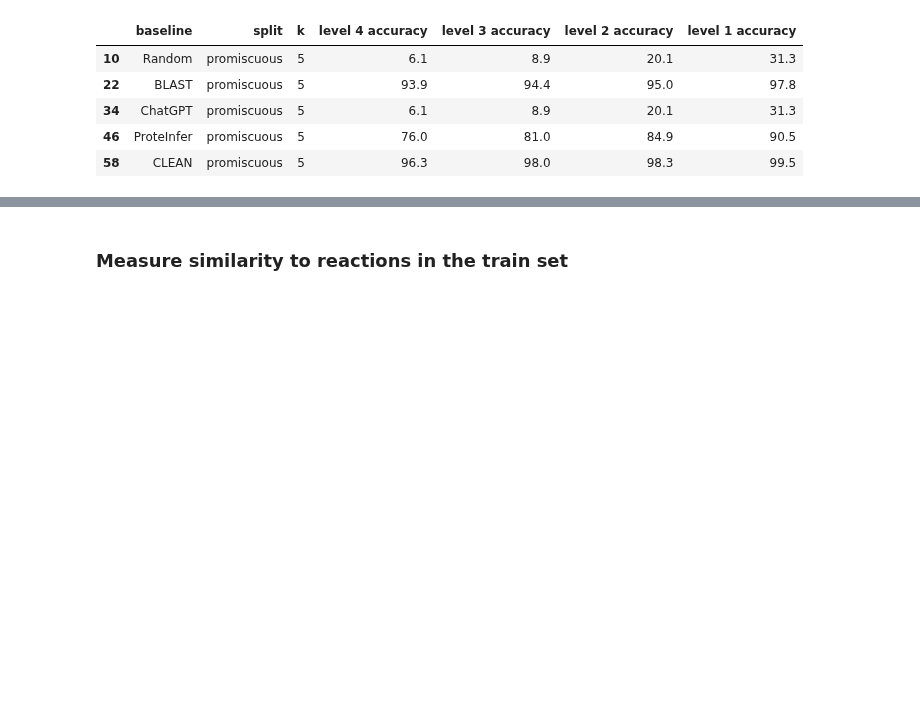
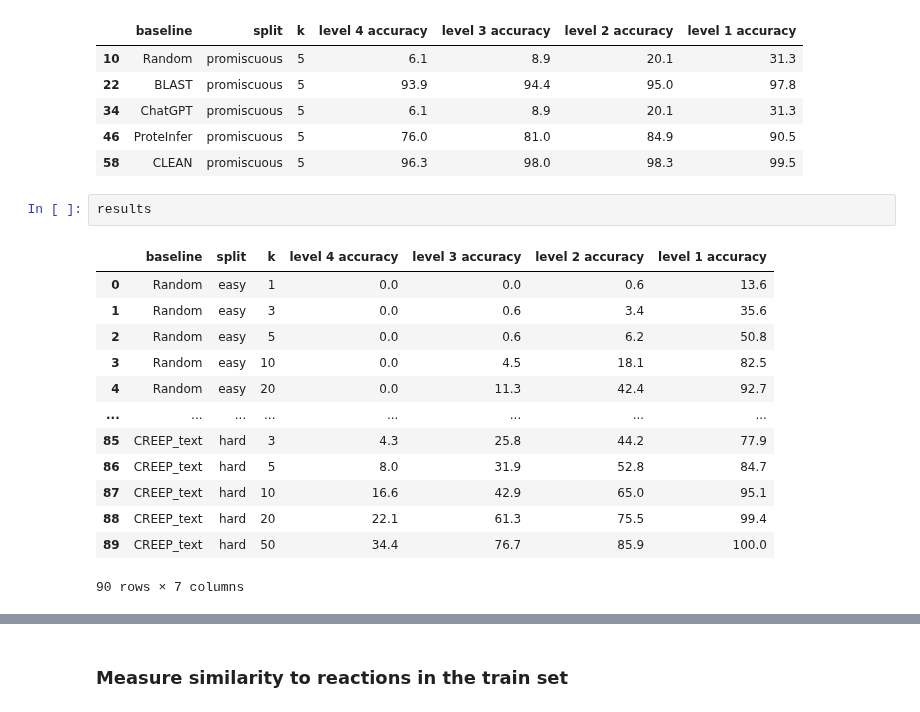
Before and after one commit to jsunn-y/CARE, a Jupyter notebook: performance_evaluation.ipynb, the cells around one changed output, grey strips where cells are left out. Drawn from its saved outputs; the diff is of its cells as text; blank space fills up the shorter version.

```diff
--- a/performance_evaluation.ipynb
+++ b/performance_evaluation.ipynb
@@ -234,3 +219,19 @@ results[results['k'] == 5][results['split'] == 'promiscuous']
 | 34 | ChatGPT | promiscuous | 5 | 6.1 | 8.9 | 20.1 | 31.3 |
 | 46 | ProteInfer | promiscuous | 5 | 76.0 | 81.0 | 84.9 | 90.5 |
 | 58 | CLEAN | promiscuous | 5 | 96.3 | 98.0 | 98.3 | 99.5 |
+# %%
+results
+# %% [output]
+|  | baseline | split | k | level 4 accuracy | level 3 accuracy | level 2 accuracy | level 1 accuracy |
+| 0 | Random | easy | 1 | 0.0 | 0.0 | 0.6 | 13.6 |
+| 1 | Random | easy | 3 | 0.0 | 0.6 | 3.4 | 35.6 |
+| 2 | Random | easy | 5 | 0.0 | 0.6 | 6.2 | 50.8 |
+| 3 | Random | easy | 10 | 0.0 | 4.5 | 18.1 | 82.5 |
+| 4 | Random | easy | 20 | 0.0 | 11.3 | 42.4 | 92.7 |
+| ... | ... | ... | ... | ... | ... | ... | ... |
+| 85 | CREEP_text | hard | 3 | 4.3 | 25.8 | 44.2 | 77.9 |
+| 86 | CREEP_text | hard | 5 | 8.0 | 31.9 | 52.8 | 84.7 |
+| 87 | CREEP_text | hard | 10 | 16.6 | 42.9 | 65.0 | 95.1 |
+| 88 | CREEP_text | hard | 20 | 22.1 | 61.3 | 75.5 | 99.4 |
+| 89 | CREEP_text | hard | 50 | 34.4 | 76.7 | 85.9 | 100.0 |
+90 rows × 7 columns
```
Also changed, not shown: parts of 2 cells of this notebook, 1 other file.
